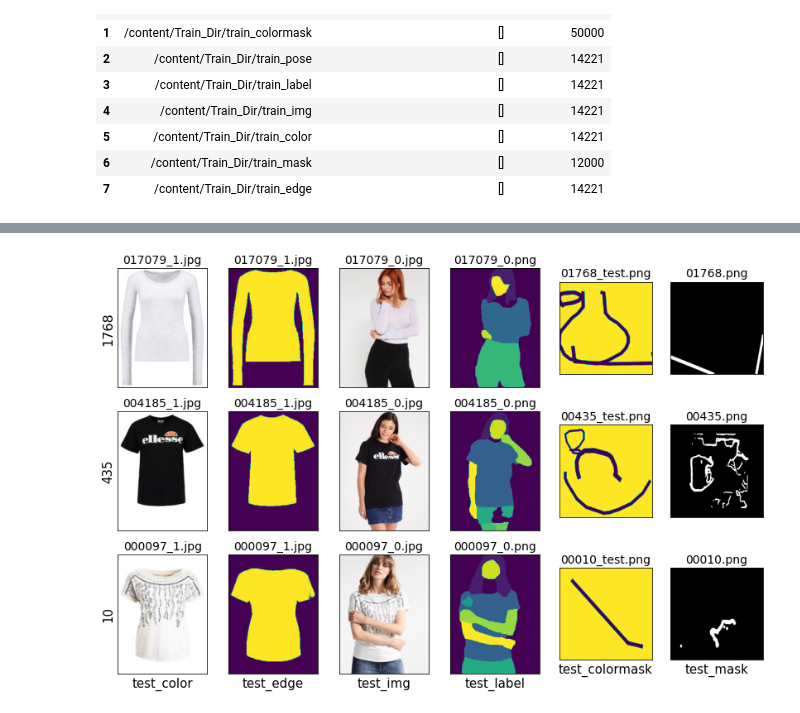
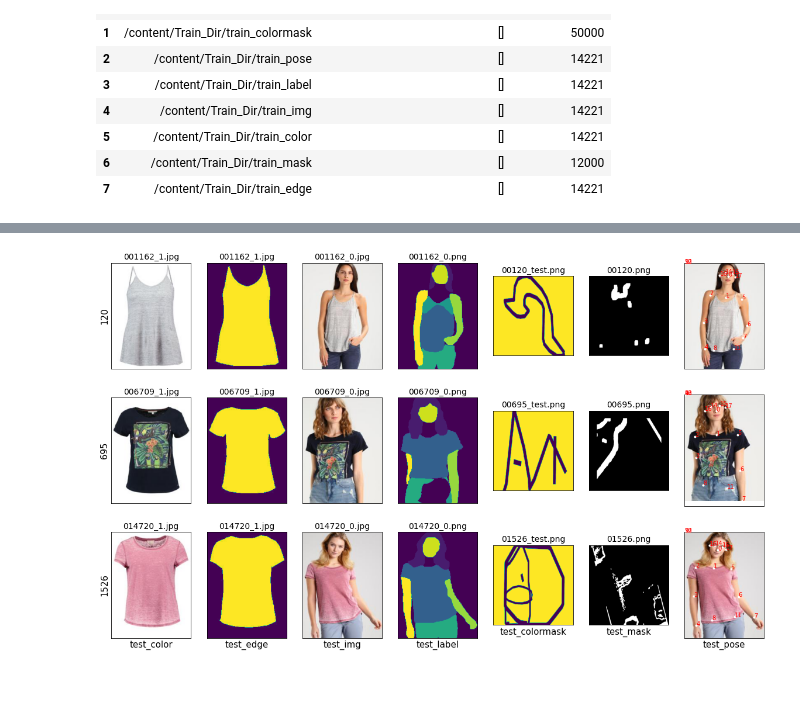
Before and after one commit to Junaidhassan99/FYP, a Jupyter notebook: fyp_01.ipynb, the cells around one changed output, grey strips where cells are left out. Cells and saved outputs as stored; diff of their text form; code cells hidden in the pictures; blank space fills up the shorter version.

Commit message:
keypoints added to visualization

```diff
--- a/fyp_01.ipynb
+++ b/fyp_01.ipynb
@@ -138,14 +141,14 @@ def swapPositions(list, pos1, pos2):
 import cv2
 from matplotlib import pyplot as plt
 
-def visualize_dataset_imgs(root_dir, max_range, n_samples=3):
+def visualize_dataset_imgs(root_dir, max_range, n_samples=3, figsize=(20, 12)):
 
   # create figure
-  fig = plt.figure(figsize=(14, 9))
+  fig = plt.figure(figsize=figsize)
 
   # setting values to rows and column variables
   rows = n_samples
-  columns = 6
+  columns = 7
 
   index = 0
 
@@ -153,8 +156,12 @@ def visualize_dataset_imgs(root_dir, max_range, n_samples=3):
 
     random_index = randrange(max_range)
 
+    visualize_paths = get_file_paths_at_index(root_dir, random_index)
+
+    pose_keypoints_path  = visualize_paths[-1]
+
     # removed pose column, bcz it needs image processing
-    visualize_paths = get_file_paths_at_index(root_dir, random_index)[:-1]
+    visualize_paths = visualize_paths[:-1]
 
     # swapped position of some columns to display images in better order
     visualize_paths = swapPositions(visualize_paths, 1, 4)
@@ -169,6 +176,7 @@ def visualize_dataset_imgs(root_dir, max_range, n_samples=3):
       # img_test = cv2.imread(img_path)
       img = {'img': mpimg.imread(img_path), 'img_name': img_path.split("/")[3], 'file_name': img_path.split("/")[4]}
       img_read_array.append(img)
+
 
 
     # display dictionary of images on a grid
@@ -190,13 +198,36 @@ def visualize_dataset_imgs(root_dir, max_range, n_samples=3):
       plt.yticks([])
 
 
-
-      if index%len(img_read_array) == 1:
+      if index%columns == 1:
         plt.ylabel(str(random_index))
 
       if row_num == rows-1:
         plt.xlabel(img_read_data['img_name'])
+
+
+    # handle keypoints here and add img to img_read_array
+    index += 1
+    fig.add_subplot(rows, columns, index,)
+
+    pose_keypoints_array = np.array(get_pose_keypoints(pose_keypoints_path)).reshape(-1, 3)
+
+    pose_keypoints_img = img_read_array[2]['img']
+    plt.imshow(pose_keypoints_img)
+
+    # remove axes on individual images
+    plt.xticks([])
+    plt.yticks([])
+
+    if row_num == rows-1:
+        plt.xlabel(pose_keypoints_path.split("/")[3])
+
+    i=0
+    for x,y,z in pose_keypoints_array:
+        plt.plot(x, y, 'w.') # 'w.': color='white', marker='.'
+        plt.text(x, y, str(i), color='r', fontsize=10)
+        i+=1
+    # plt.show()
 # %%
-visualize_dataset_imgs(test_dir, 2032)
+visualize_dataset_imgs(test_dir, 2032, 3, (20, 12))
 # %% [output]
-[figure, old version]
+[figure, new version]
```
Also changed, not shown: parts of 5 cells of this notebook.
